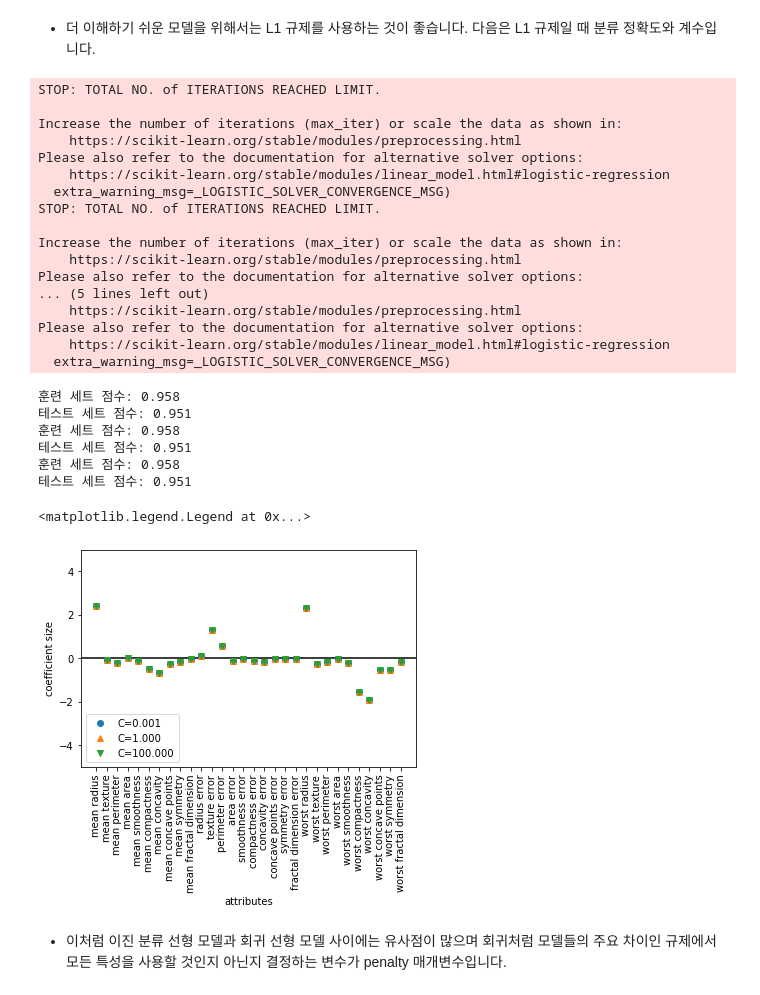
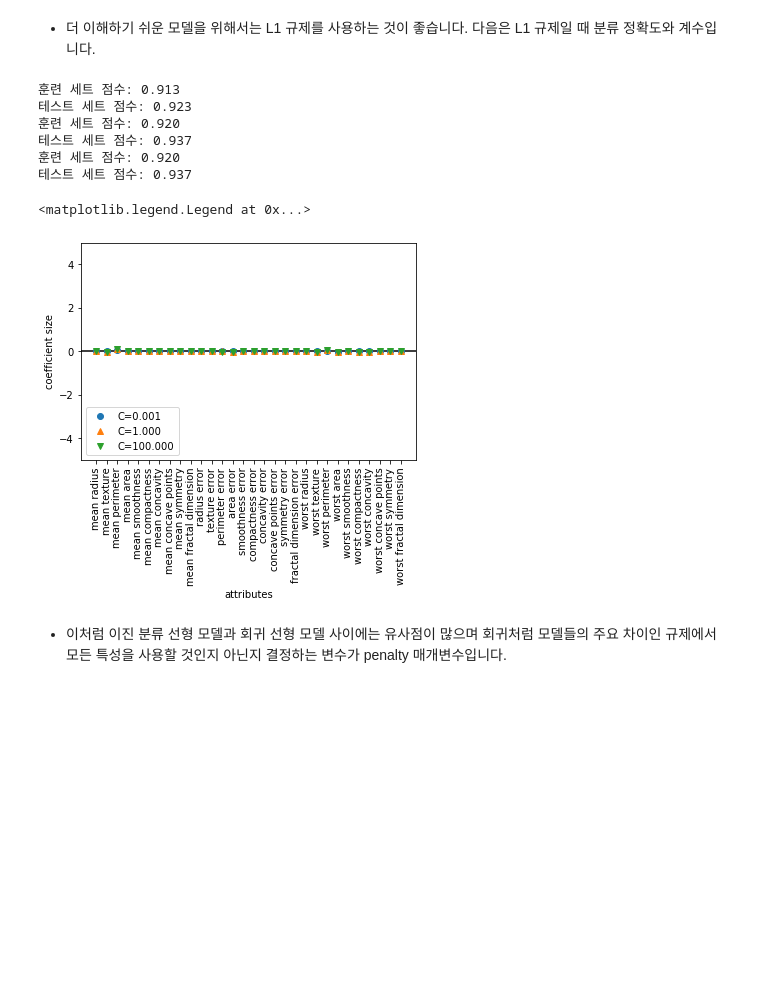
Before and after one commit to myeonghan-nim/introduction-to-marchine-learning-with-python, a Jupyter notebook: chapter02. Supervised Learning.ipynb, the cells around one changed output. Cells and saved outputs as stored; diff of their text form; code cells hidden in the pictures; blank space fills up the shorter version.

Commit message:
study chapter02. supervised learning

```diff
--- a/chapter02. Supervised Learning.ipynb
+++ b/chapter02. Supervised Learning.ipynb
@@ -958,45 +939,29 @@ plt.legend()
 # %% [markdown]
 - 더 이해하기 쉬운 모델을 위해서는 L1 규제를 사용하는 것이 좋습니다. 다음은 L1 규제일 때 분류 정확도와 계수입니다.
 # %%
+# 무언가... 무언가 틀렸다...
 for C, marker in zip([0.001, 1, 100], ['o', '^', 'v']):
-    lr_l1 = LogisticRegression(C=C, penalty='none').fit(X_train, y_train)
+    lr_l1 = LogisticRegression(C=C, penalty='l1', max_iter=100000, solver='saga').fit(X_train, y_train)
     print(f'훈련 세트 점수: {lr_l1.score(X_train, y_train):.3f}')
     print(f'테스트 세트 점수: {lr_l1.score(X_test, y_test):.3f}')
     plt.plot(lr_l1.coef_.T, marker, label=f'C={C:.3f}')
 
 plt.xticks(range(cancer.data.shape[1]), cancer.feature_names, rotation=90)
 xlims = plt.xlim()
 plt.hlines(0, xlims[0], xlims[1])
 plt.xlim(xlims)
 plt.ylim(-5, 5)
 plt.xlabel('attributes')
 plt.ylabel('coefficient size')
 plt.legend(loc=3)
 # %% [output]
-STOP: TOTAL NO. of ITERATIONS REACHED LIMIT.
-
-Increase the number of iterations (max_iter) or scale the data as shown in:
-    https://scikit-learn.org/stable/modules/preprocessing.html
-Please also refer to the documentation for alternative solver options:
-    https://scikit-learn.org/stable/modules/linear_model.html#logistic-regression
-  extra_warning_msg=_LOGISTIC_SOLVER_CONVERGENCE_MSG)
-STOP: TOTAL NO. of ITERATIONS REACHED LIMIT.
-
-Increase the number of iterations (max_iter) or scale the data as shown in:
-    https://scikit-learn.org/stable/modules/preprocessing.html
-Please also refer to the documentation for alternative solver options:
-... (5 lines left out)
-    https://scikit-learn.org/stable/modules/preprocessing.html
-Please also refer to the documentation for alternative solver options:
-    https://scikit-learn.org/stable/modules/linear_model.html#logistic-regression
-  extra_warning_msg=_LOGISTIC_SOLVER_CONVERGENCE_MSG)
+훈련 세트 점수: 0.913
+테스트 세트 점수: 0.923
+훈련 세트 점수: 0.920
+테스트 세트 점수: 0.937
+훈련 세트 점수: 0.920
+테스트 세트 점수: 0.937
-훈련 세트 점수: 0.958
-테스트 세트 점수: 0.951
-훈련 세트 점수: 0.958
-테스트 세트 점수: 0.951
-훈련 세트 점수: 0.958
-테스트 세트 점수: 0.951
+<matplotlib.legend.Legend at 0x...>
-<matplotlib.legend.Legend at 0x...>
-[figure, old version]
+[figure, new version]
 # %% [markdown]
 - 이처럼 이진 분류 선형 모델과 회귀 선형 모델 사이에는 유사점이 많으며 회귀처럼 모델들의 주요 차이인 규제에서 모든 특성을 사용할 것인지 아닌지 결정하는 변수가 penalty 매개변수입니다.
```
Also changed, not shown: parts of 12 cells of this notebook.
